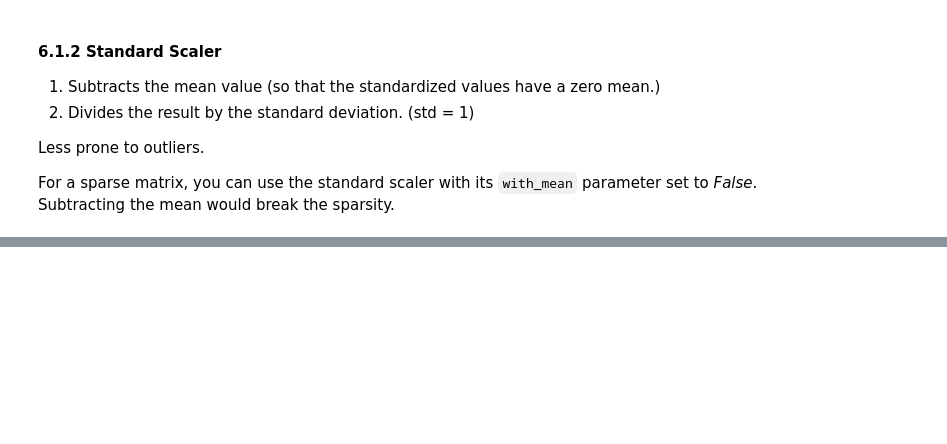
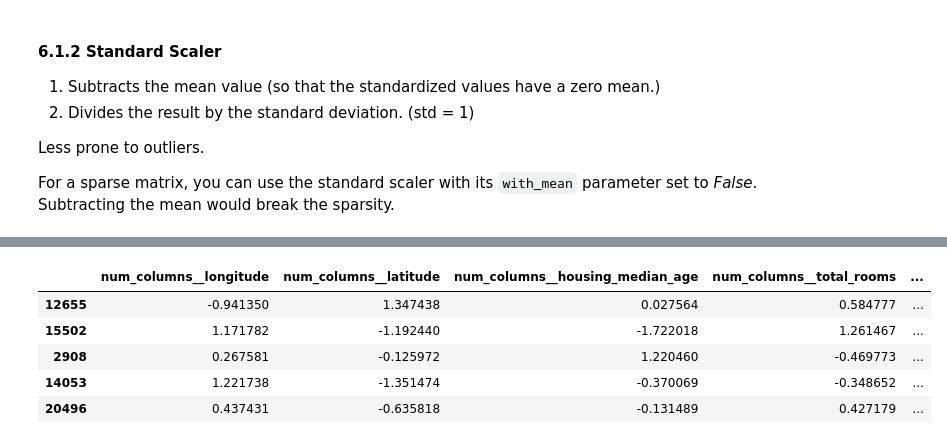
Before and after one commit to peterkahumu/Machine-Learning, a Jupyter notebook: recap_regression_housing.ipynb, the cells around one changed output, grey strips where cells are left out. Cells and saved outputs as stored; diff of their text form; code cells hidden in the pictures; blank space fills up the shorter version.

```diff
--- a/recap_regression_housing.ipynb
+++ b/recap_regression_housing.ipynb
@@ -351,0 +443,18 @@ Another approach is _`bucketizing`_, chopping off the distribution into roughtly
+# %%
+preprocessing = ColumnTransformer([
+    ("num_columns", num_pipeline, make_column_selector(dtype_include=np.number)),
+    ("cat_columns", cat_pipeline, make_column_selector(dtype_include=object)),
+])
+
+housing_prepared = preprocessing.fit_transform(housing)
+# %%
+# create a dataframe for display purposes only.T
+df_housing_prepared = pd.DataFrame(housing_prepared, columns=preprocessing.get_feature_names_out(), index = housing.index)
+df_housing_prepared.head()
+# %% [output]
+|  | num_columns__longitude | num_columns__latitude | num_columns__housing_median_age | num_columns__total_rooms | ... |
+| 12655 | -0.941350 | 1.347438 | 0.027564 | 0.584777 | ... |
+| 15502 | 1.171782 | -1.192440 | -1.722018 | 1.261467 | ... |
+| 2908 | 0.267581 | -0.125972 | 1.220460 | -0.469773 | ... |
+| 14053 | 1.221738 | -1.351474 | -0.370069 | -0.348652 | ... |
+| 20496 | 0.437431 | -0.635818 | -0.131489 | 0.427179 | ... |
```
Also changed, not shown: parts of 11 cells of this notebook.
